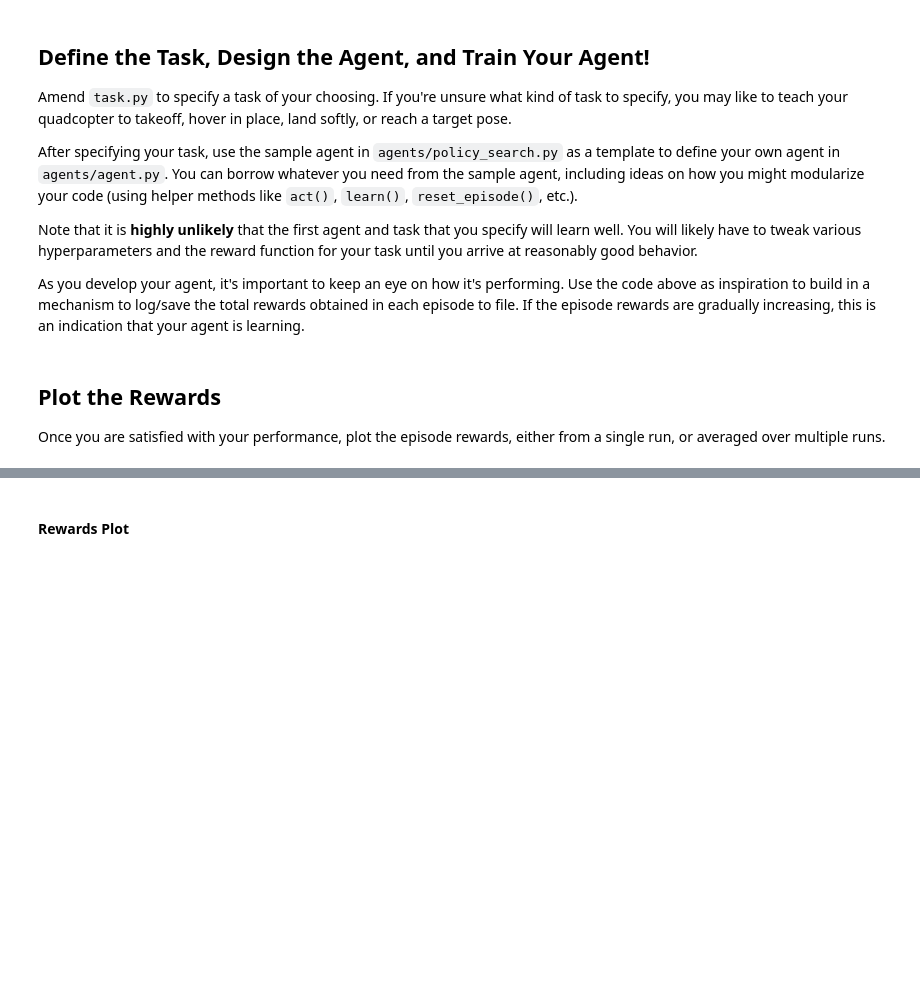
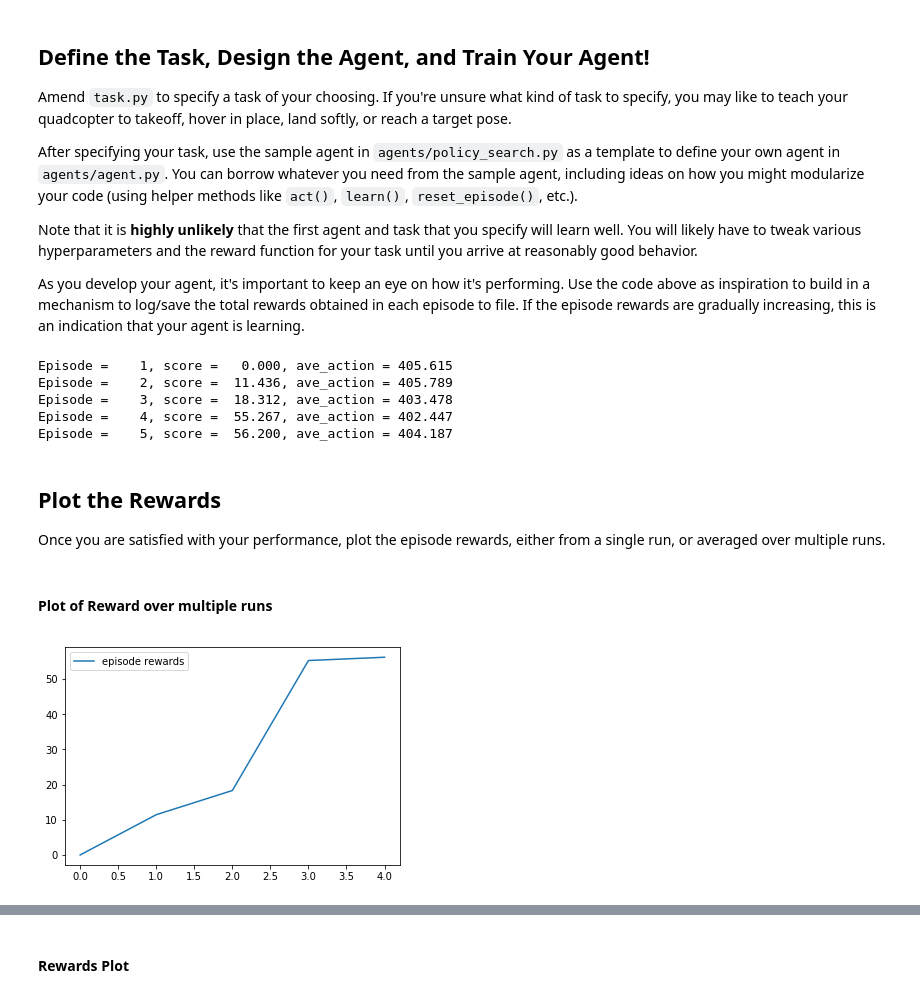
Before and after one commit to amihalik/RL-Quadcopter-2, a Jupyter notebook: Quadcopter_Project.ipynb, the cells around one changed output, grey strips where cells are left out. Drawn from its saved outputs; the diff is of its cells as text; code cells hidden in the pictures; blank space fills up the shorter version.

```diff
--- a/Quadcopter_Project.ipynb
+++ b/Quadcopter_Project.ipynb
@@ -213,14 +197,18 @@ Note that it is **highly unlikely** that the first agent and task that you speci
 As you develop your agent, it's important to keep an eye on how it's performing. Use the code above as inspiration to build in a mechanism to log/save the total rewards obtained in each episode to file.  If the episode rewards are gradually increasing, this is an indication that your agent is learning.
 # %%
 ## DONE: Train your agent here.
+import numpy as np
 import sys
 import pandas as pd
 from agents.agent import DDPG
 from task import Task
+import matplotlib.pyplot as plt
+%matplotlib inline
 
-num_episodes = 200
+
+num_episodes = 5
 target_pos = np.array([0., 0., 10.])
-init_pose = np.array([0.,0.,7.,0.,0.,0.])
+init_pose = np.array([0.,0.,10.,0.,0.,0.])
 
 task = Task(target_pos=target_pos, init_pose=init_pose)
 agent = DDPG(task)
@@ -241,15 +229,31 @@ for i_episode in range(1, num_episodes+1):
         if done:
             agent_scores.append(agent.score)
             ave_actions.append(action_total/action_count)
-            print("Episode = {:4d}, score = {:7.3f}, ave_action = {:7.3f}\n".format(
-                i_episode, agent.score, action_total/action_count), end="")  # [debug]
+            if i_episode % 1 == 0:
+                print("Episode = {:4d}, score = {:7.3f}, ave_action = {:7.3f}\n".format(
+                    i_episode, agent.score, action_total/action_count), end="")  # [debug]
             break
     sys.stdout.flush()
+# %% [output]
+Episode =    1, score =   0.000, ave_action = 405.615
+Episode =    2, score =  11.436, ave_action = 405.789
+Episode =    3, score =  18.312, ave_action = 403.478
+Episode =    4, score =  55.267, ave_action = 402.447
+Episode =    5, score =  56.200, ave_action = 404.187
 # %% [markdown]
 ## Plot the Rewards
 
 Once you are satisfied with your performance, plot the episode rewards, either from a single run, or averaged over multiple runs.
+# %% [markdown]
+#### Plot of Reward over multiple runs
 # %%
+def running_mean(x, N):
+    cumsum = np.cumsum(np.insert(x, 0, 0))
+    return (cumsum[N:] - cumsum[:-N]) / float(N)
+
+
 plt.plot(range(len(agent_scores)), agent_scores, label='episode rewards')
 plt.legend()
 _ = plt.ylim()
+# %% [output]
+[figure, added]
```
Also changed, not shown: parts of 25 cells of this notebook, 5 other files.
